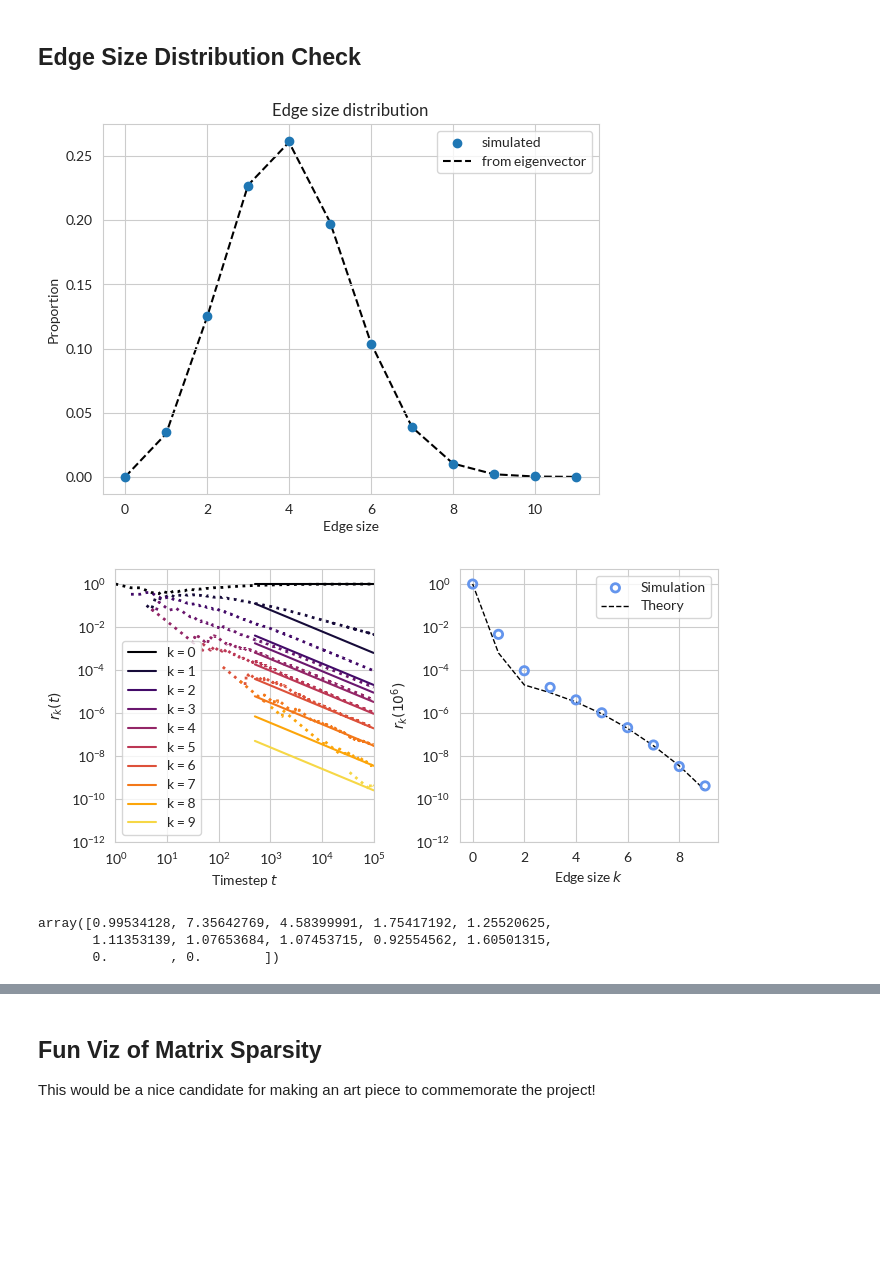
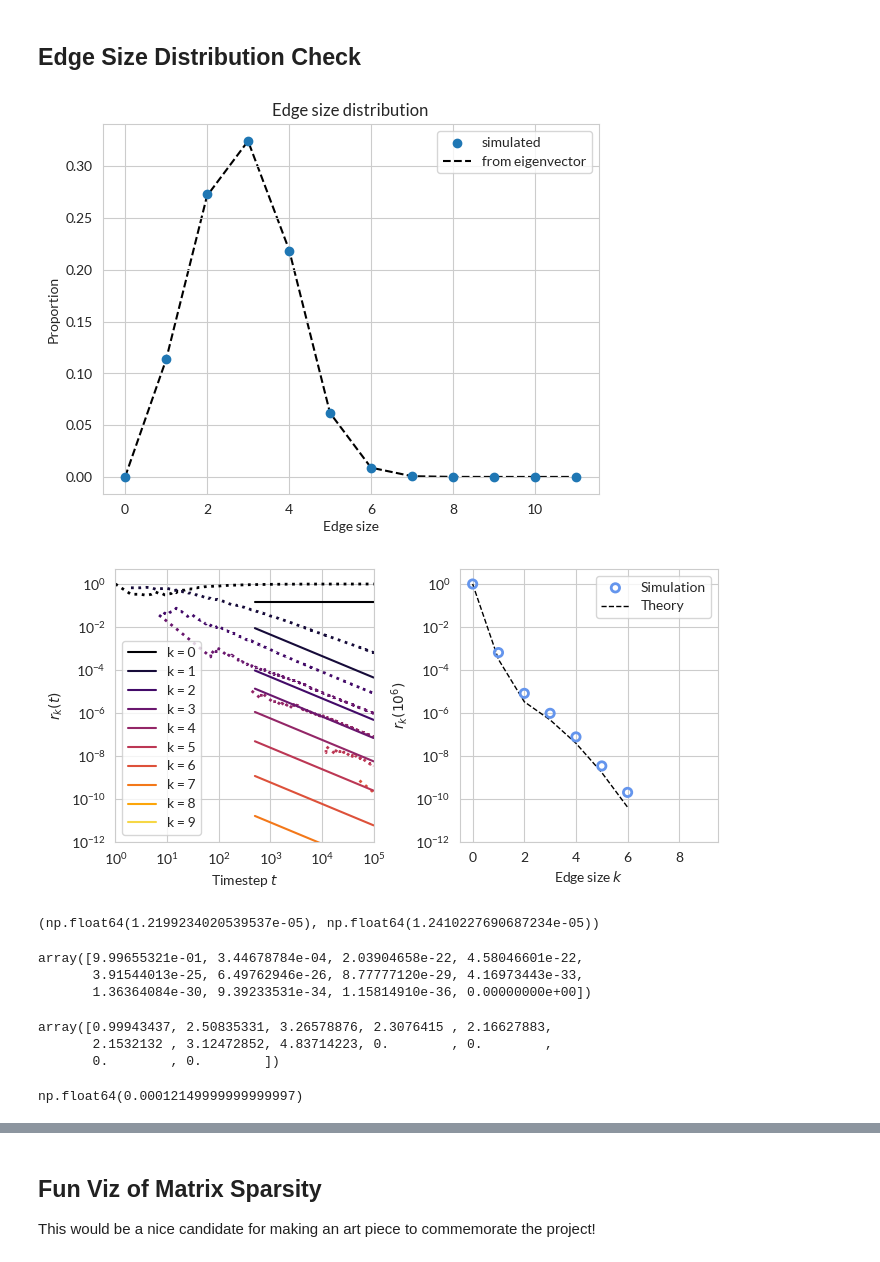
Before and after one commit to hexie1995/HyperGraph, a Jupyter notebook: code/analytic-intersections-troubleshoot-3.ipynb, the cells around one changed output, grey strips where cells are left out. Drawn from its saved outputs; the diff is of its cells as text; code cells hidden in the pictures; blank space fills up the shorter version.

```diff
--- a/code/analytic-intersections-troubleshoot-3.ipynb
+++ b/code/analytic-intersections-troubleshoot-3.ipynb
@@ -25,7 +25,7 @@ The autoreload extension is already loaded. To reload it, use:
 # %%
 k_max = 12
 pars = {
-    "eta"   : 0.5,
+    "eta"   : 0.2,
     "beta"  : np.zeros(k_max),
     "gamma" : np.zeros(k_max)
 }
@@ -135,12 +135,9 @@ plt.plot(np.arange(len(theory)), theory, color = "black", linestyle = "dashed",
 plt.legend()
 labs = plt.gca().set(title = "Edge size distribution", xlabel = "Edge size", ylabel = "Proportion")
 # %% [output]
-[figure, old version]
+[figure, new version]
 # %%
-theory_prop    = T.sum(axis = (0,1))
-theory_prop    = theory_prop / theory_prop[0]
-
-q = theory_prop
+q    = T.sum(axis = (0,1))
 
 k_min = 0
 show_k_up_to = 10
@@ -171,39 +168,59 @@ for k in range(k_min, show_k_up_to):
 
 ax.loglog()
 
 ax.legend(frameon=True)
 
 ax.set(xlim = (1, timesteps), ylim = (1e-12, 5), xlabel = r"Timestep $t$", ylabel = r"$r_{k}(t)$")
 
 T_empirical = np.array([[[r[(i, j, k)] for k in range(k_max)] for j in range(k_max)] for i in range(k_max)])
 T_empirical = T_empirical / T_empirical.sum()
 
 empirical_prop = T_empirical.sum(axis = (0, 1)) / T_empirical.sum()
-theory_prop    = T.sum(axis = (0,1))
-theory_prop    = theory_prop / theory_prop[0]
+
+theory_prop = q.copy()
 theory_prop[1:] = theory_prop[1:] / timesteps
+theory_prop = theory_prop / theory_prop.sum()
 ix = empirical_prop > 0
 
 ax = axarr.ravel()[1]
 ax.scatter(np.array(range(k_max))[np.where(ix)], empirical_prop[ix], label = "Simulation", edgecolors="cornflowerblue", facecolor = "none", zorder = 10, linewidth=2)
 ax.plot(np.array(range(k_max))[np.where(ix)], theory_prop[ix], label = "Theory", color = "black", linewidth = 1, linestyle = "dashed")
 ax.legend()
 
 ax.semilogy()
 ax.set(ylim = (1e-12, 5), xlim = (-0.5, 9.5))
 # ax.xlim(-0.1, 10.5)
 ax.set(xlabel = r"Edge size $k$", ylabel = r"$r_k(10^6)$")
 
 # this plot needs a separate colorbar
 
 plt.tight_layout()
 
 plt.savefig("../fig/intersection-asymptotics-2-panel.png", dpi = 300, bbox_inches = "tight")
 # %% [output]
-[figure, old version]
+[figure, new version]
+# %%
+T_empirical[1,2,1], T_empirical[2,1,1]
+# %% [output]
+(np.float64(1.2199234020539537e-05), np.float64(1.2410227690687234e-05))
+# %%
+i = 3
+j = 4
+k = 2
+
+q = T.sum(axis = (0,1))
+q[1:] = q[1:]*timesteps**(-1)
+
+q / q.sum()
+
+# T[i,j,k] / T[:,:,0].sum() * timesteps**(-1)
+# %% [output]
+array([9.99655321e-01, 3.44678784e-04, 2.03904658e-22, 4.58046601e-22,
+       3.91544013e-25, 6.49762946e-26, 8.77777120e-29, 4.16973443e-33,
+       1.36364084e-30, 9.39233531e-34, 1.15814910e-36, 0.00000000e+00])
 # %%
 empirical_prop/theory_prop
 # %% [output]
-array([0.99534128, 7.35642769, 4.58399991, 1.75417192, 1.25520625,
-       1.11353139, 1.07653684, 1.07453715, 0.92554562, 1.60501315,
+array([0.99943437, 2.50835331, 3.26578876, 2.3076415 , 2.16627883,
+       2.1532132 , 3.12472852, 4.83714223, 0.        , 0.        ,
        0.        , 0.        ])
@@ -209,0 +229,4 @@ array([0.99534128, 7.35642769, 4.58399991, 1.75417192, 1.25520625,
+# %%
+MC.B[7,7,7]
+# %% [output]
+np.float64(0.00012149999999999997)
```
Also changed, not shown: parts of 5 cells of this notebook, 2 other files.
